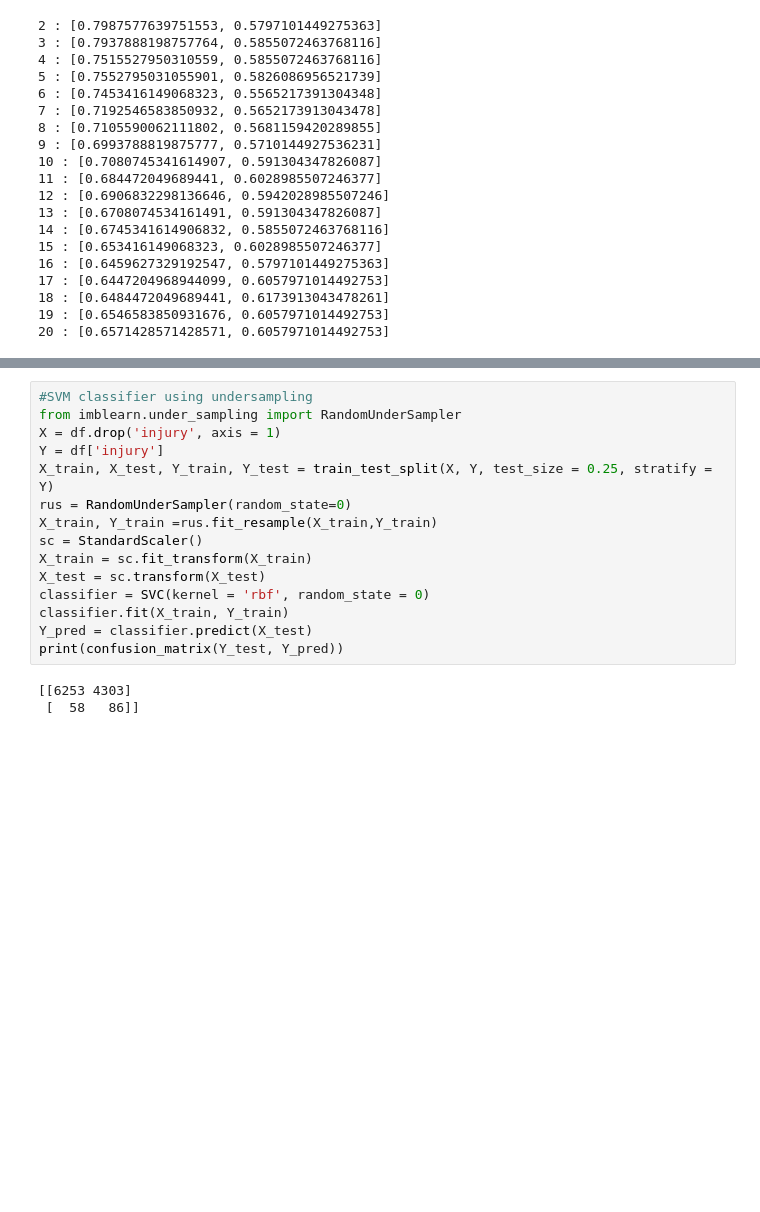
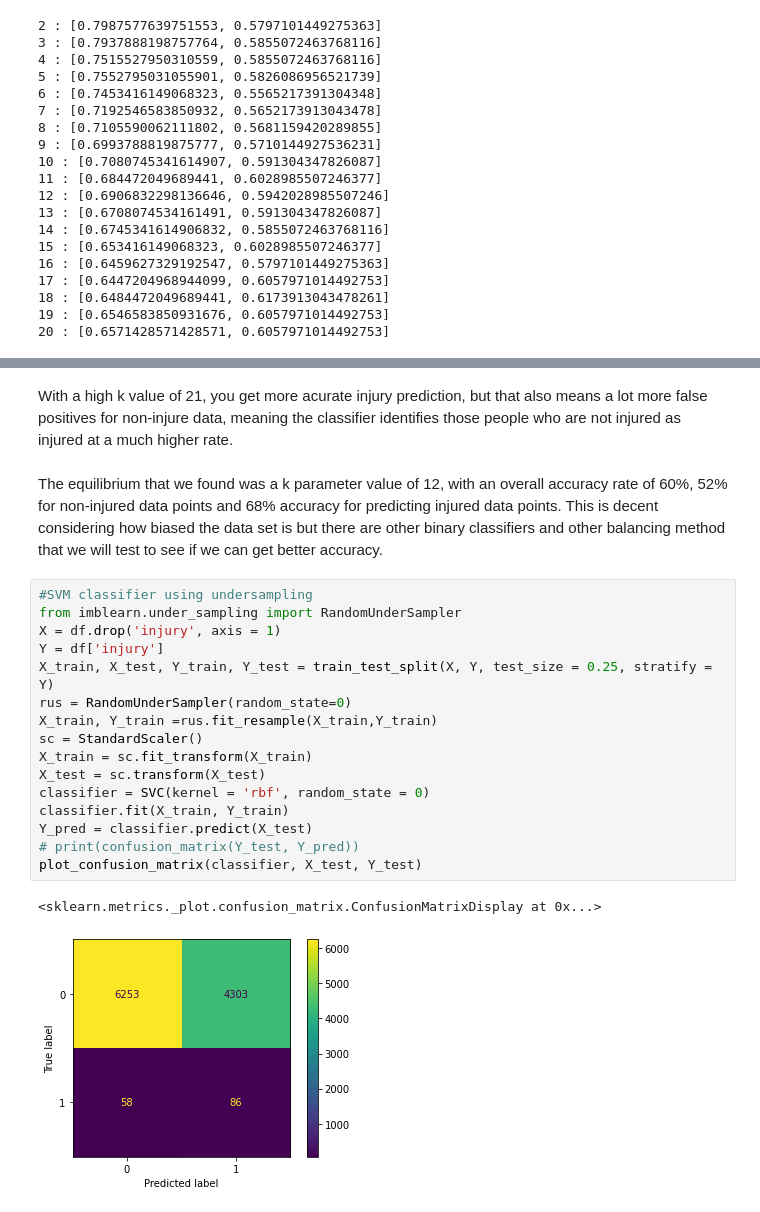
Before and after one commit to AmanPatel117/Injury-In-Runners-Data-Science-Project, a Jupyter notebook: running-injury-prediction.ipynb, the cells around one changed output, grey strips where cells are left out. Saved outputs shown, nothing was run; the diff lists cells and outputs as text; blank space fills up the shorter version.

Commit message:
Kaggle Notebook | Running Injury Prediction  | Version 11

```diff
--- a/running-injury-prediction.ipynb
+++ b/running-injury-prediction.ipynb
@@ -432,21 +395,26 @@ plot_confusion_matrix(clf, X_test, y_test)
+# %% [markdown]
+With a high k value of 21, you get more acurate injury prediction, but that also means a lot more false positives for non-injure data, meaning the classifier identifies those people who are not injured as injured at a much higher rate.
+# %% [markdown]
+The equilibrium that we found was a k parameter value of 12, with an overall accuracy rate of 60%, 52% for non-injured data points and 68% accuracy for predicting injured data points. This is decent considering how biased the data set is but there are other binary classifiers and other balancing method that we will test to see if we can get better accuracy.
 # %%
 #SVM classifier using undersampling
 from imblearn.under_sampling import RandomUnderSampler
 X = df.drop('injury', axis = 1)
 Y = df['injury']
 X_train, X_test, Y_train, Y_test = train_test_split(X, Y, test_size = 0.25, stratify = Y)
 rus = RandomUnderSampler(random_state=0)
 X_train, Y_train =rus.fit_resample(X_train,Y_train)
 sc = StandardScaler()
 X_train = sc.fit_transform(X_train)
 X_test = sc.transform(X_test)
 classifier = SVC(kernel = 'rbf', random_state = 0)
 classifier.fit(X_train, Y_train)
 Y_pred = classifier.predict(X_test)
-print(confusion_matrix(Y_test, Y_pred))
+# print(confusion_matrix(Y_test, Y_pred))
+plot_confusion_matrix(classifier, X_test, Y_test)
 # %% [output]
-[[6253 4303]
- [  58   86]]
+<sklearn.metrics._plot.confusion_matrix.ConfusionMatrixDisplay at 0x...>
+[figure, added]
 # %%
 #SVM Classifier using oversampling
 from imblearn.over_sampling import SMOTE
```
Also changed, not shown: parts of 32 cells of this notebook.
